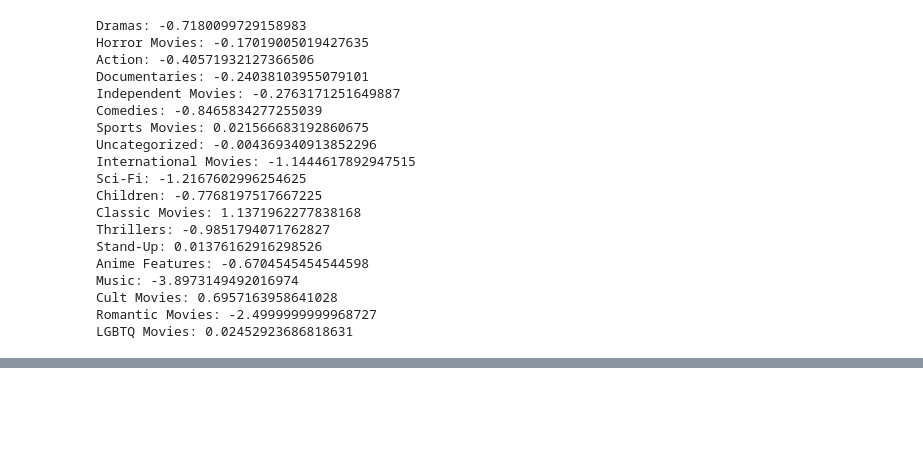
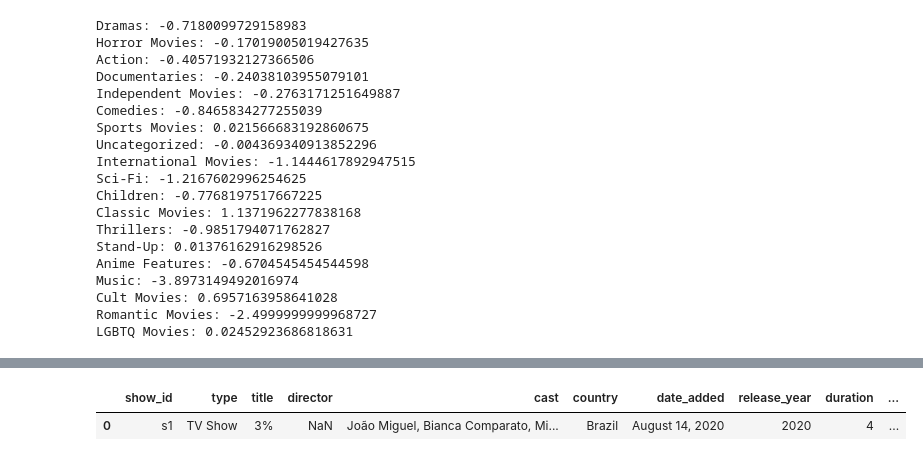
Before and after one commit to johnaboucha/data-science, a Jupyter notebook: tutorials/004.Netflix and The Office Guest Stars/Netflix.ipynb, the cells around one changed output, grey strips where cells are left out. Saved outputs shown, nothing was run; the diff lists cells and outputs as text; code cells hidden in the pictures; blank space fills up the shorter version.

```diff
--- a/tutorials/004.Netflix and The Office Guest Stars/Netflix.ipynb
+++ b/tutorials/004.Netflix and The Office Guest Stars/Netflix.ipynb
@@ -306,0 +329,5 @@ LGBTQ Movies: 0.02452923686818631
+# %%
+netflix_df.head(1)
+# %% [output]
+|  | show_id | type | title | director | cast | country | date_added | release_year | duration | ... |
+| 0 | s1 | TV Show | 3% | NaN | João Miguel, Bianca Comparato, Mi... | Brazil | August 14, 2020 | 2020 | 4 | ... |
```
Also changed, not shown: parts of 4 cells of this notebook.
